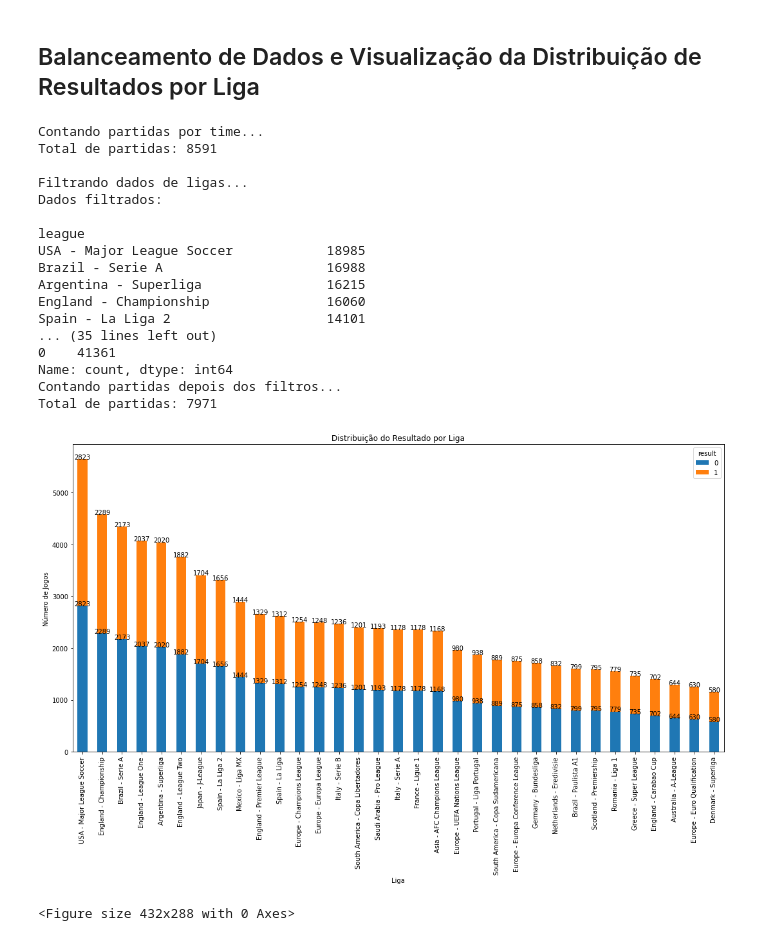
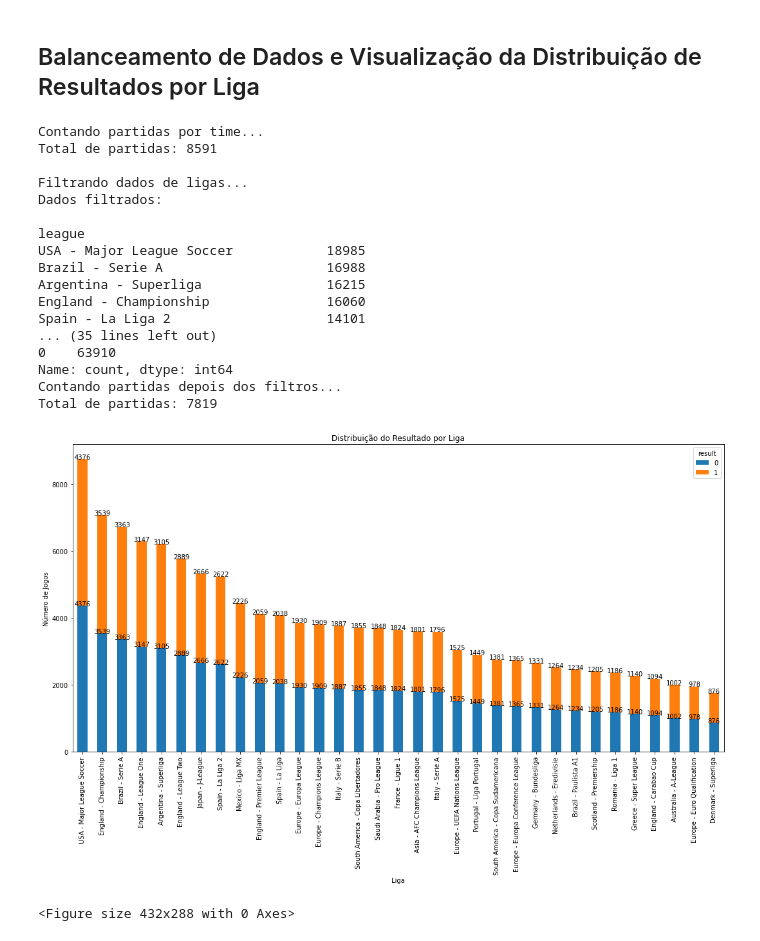
Before and after one commit to nathancarlos22/eo-fut-live, a Jupyter notebook: src/balanceando e tratando.ipynb, the cells around one changed output. Cells and saved outputs as stored; diff of their text form; code cells hidden in the pictures.

```diff
--- a/src/balanceando e tratando.ipynb
+++ b/src/balanceando e tratando.ipynb
@@ -149,7 +149,7 @@ df.sort_values(by=['date', 'minute'], inplace=True)
 df = df_ht.copy()
 
 # Configurações iniciais
-janela_tempo = 5
+janela_tempo = 10
 # Ordenando o DataFrame por 'match_id' e 'minute'
 df.sort_values(by=['match_id', 'minute', 'goalHome', 'goalAway'], inplace=True, ascending=True)
 df.drop_duplicates(subset=['match_id', 'minute'], keep='last', inplace=True)
@@ -164,7 +164,7 @@ def marcar_ultimos_10_antes_do_gol(df):
         # Calculando o índice inicial para marcar os 10 registros anteriores
         inicio_intervalo = max(primeiro_gol_idx - janela_tempo, 0)
         # Marcando os registros
-        df.loc[inicio_intervalo:primeiro_gol_idx, 'result'] = 1
+        df.loc[inicio_intervalo:primeiro_gol_idx - 1, 'result'] = 1
         # Retirando o resto dos registros
         df = df.loc[:primeiro_gol_idx]
     return df
@@ -388,10 +388,10 @@ def balance_data(df, league_col='league', result_col='result'):
         # Contando os minutos únicos e suas ocorrências em 'result' 1
         minutes_counts = result_1['minute'].value_counts()
 
-        # Selecionando registros onde 'result' é 0
+        # Selecionando registros onde 'result' é 0 e amostrando aleatoriamente com base no número de ocorrências do mesmo minuto
         result_0_sample = pd.DataFrame()
         for minute, count in minutes_counts.items():
-            sample = league_df[(league_df['result'] == 0) & (league_df['minute'] == minute)].sample(n=count, replace=False, random_state=42)
+            sample = league_df[(league_df['result'] == 0) & (league_df['minute'] == minute)].sample(n=count, replace=True, random_state=42)
             result_0_sample = pd.concat([result_0_sample, sample])
 
         # Combinando os dois conjuntos de dados para formar um novo dataframe balanceado
@@ -429,36 +429,36 @@ ax = league_distribution.loc[sorted_leagues].plot(kind='bar', stacked=True, ax=p
 plt.title('Distribuição do Resultado por Liga')
 plt.ylabel('Número de Jogos')
 plt.xlabel('Liga')
 plt.tight_layout()
 plt.xticks(rotation=90)
 
 for p in ax.patches:
     width = p.get_width()
     height = p.get_height()
     x, y = p.get_xy()
     ax.annotate(f'{height:.0f}', (x + width/2, y + height), ha='center')
 
 plt.show()
 plt.clf()
 # %% [output]
 Contando partidas por time...
 Total de partidas: 8591
 
 Filtrando dados de ligas...
 Dados filtrados:
 
 league
 USA - Major League Soccer            18985
 Brazil - Serie A                     16988
 Argentina - Superliga                16215
 England - Championship               16060
 Spain - La Liga 2                    14101
 ... (35 lines left out)
-0    41361
+0    63910
 Name: count, dtype: int64
 Contando partidas depois dos filtros...
-Total de partidas: 7971
+Total de partidas: 7819
-[figure, old version]
+[figure, new version]
 <Figure size 432x288 with 0 Axes>
 # %%
 balanced_data
```
Also changed, not shown: parts of 3 cells of this notebook, 5 other files.
